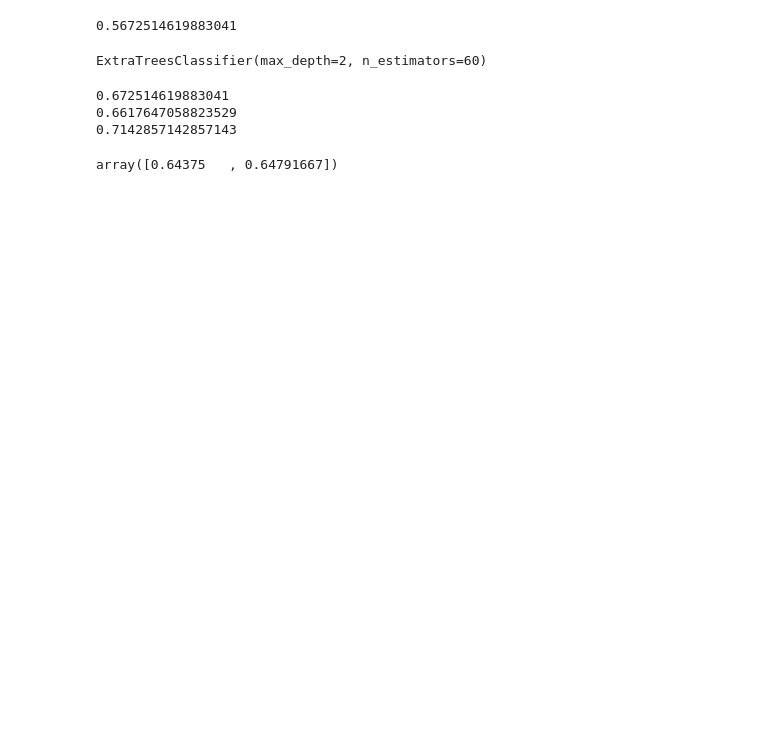
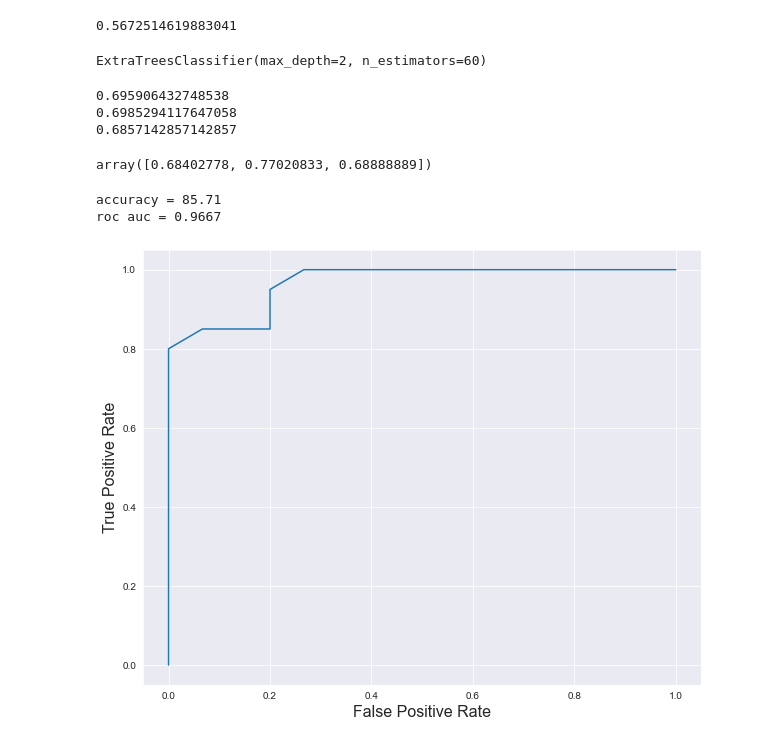
Before and after one commit to DoctorBomb/Qarik-Team-Bear, a Jupyter notebook: gdp_analysis/gdp_model_prediction.ipynb, the cells around one changed output. Drawn from its saved outputs; the diff is of its cells as text; code cells hidden in the pictures; blank space fills up the shorter version.

```diff
--- a/gdp_analysis/gdp_model_prediction.ipynb
+++ b/gdp_analysis/gdp_model_prediction.ipynb
@@ -5,8 +5,8 @@ import pandas as pd
 import matplotlib.pyplot as plt
 # %%
 gdp_df = pd.read_csv('gdp_analysis.csv')
-#X = gdp_df.loc[:,['slope', 'y_intercept', 'volatility', 'min_year', 'max_year']]
-X = gdp_df.loc[:,['slope', 'y_intercept', 'volatility']]
+X = gdp_df.loc[:,['slope', 'y_intercept', 'volatility', 'min_year', 'max_year']]
+#X = gdp_df.loc[:,['slope', 'y_intercept', 'volatility']]
 y = gdp_df.loc[:, 'got_loan']
 #y = gdp_df.loc[:, 'got_mentioned']
 # %%
@@ -71,14 +71,14 @@ print(accuracy_score(y, ex.predict(X)))
 print(accuracy_score(y_train, ex.predict(X_train)))
 print(accuracy_score(y_test, ex.predict(X_test)))
 # %% [output]
-0.672514619883041
-0.6617647058823529
-0.7142857142857143
+0.695906432748538
+0.6985294117647058
+0.6857142857142857
 # %%
 from sklearn.model_selection import StratifiedKFold
 # %%
 kf = StratifiedKFold(n_splits = 20)
-cv = np.zeros((20,2))
+cv = np.zeros((20,3))
 i = 0
 for train_index, test_index in kf.split(X,y):
     X_train= X.iloc[train_index]
@@ -97,9 +97,30 @@ for train_index, test_index in kf.split(X,y):
         #ada.fit(X_train, y_train)
 
     cv[i,0] = accuracy_score(y_val, rf.predict(X_val))
-    cv[i,1] = accuracy_score(y_val, ex.predict(X_val))
+    cv[i,1] = roc_auc_score(y_val, rf.predict_proba(X_val)[:,1])
+    cv[i,2] = accuracy_score(y_val, ex.predict(X_val))
     i = i+1
 # %%
 np.mean(cv, axis = 0)
 # %% [output]
-array([0.64375   , 0.64791667])
+array([0.68402778, 0.77020833, 0.68888889])
+# %%
+print("accuracy =", 100*np.round(accuracy_score(y_test, rf.predict(X_test)), 4))
+print("roc auc =", np.round(roc_auc_score(y_test, rf.predict_proba(X_test)[:,1]), 4))
+
+
+fprs,tprs,thresh = roc_curve(y_test, rf.predict_proba(X_test)[:,1])
+
+plt.figure(figsize=(10,8))
+
+plt.plot(fprs, tprs, '-')
+
+plt.xlabel("False Positive Rate", fontsize=16)
+plt.ylabel("True Positive Rate", fontsize=16)
+
+
+plt.show()
+# %% [output]
+accuracy = 85.71
+roc auc = 0.9667
+[figure, added]
```
Also changed, not shown: parts of 10 cells of this notebook, 1 other file.
